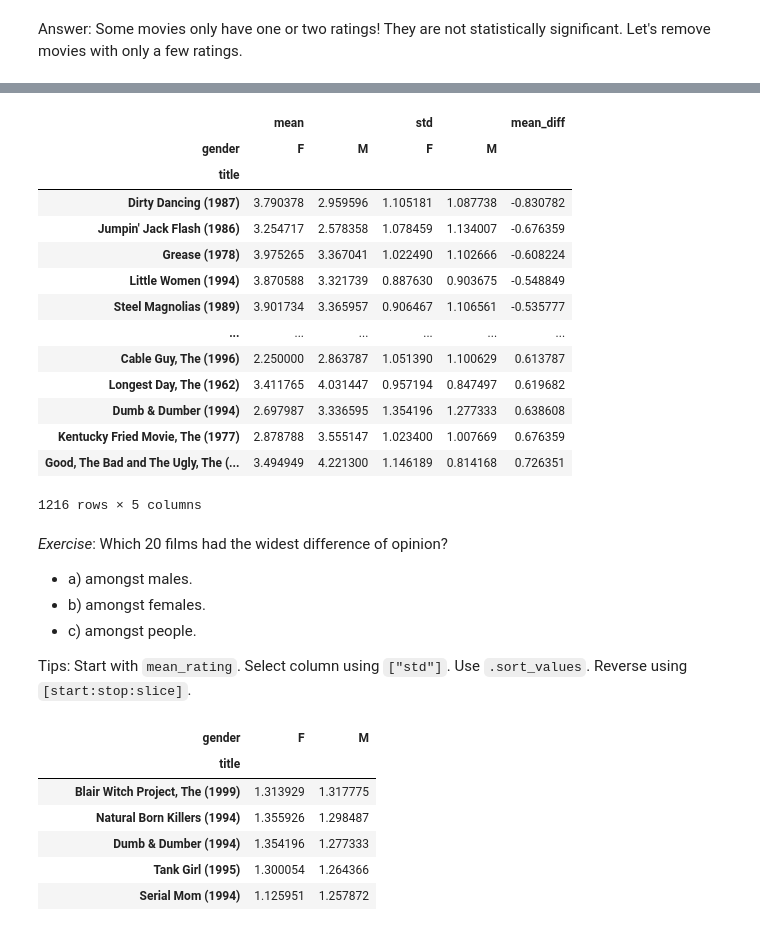
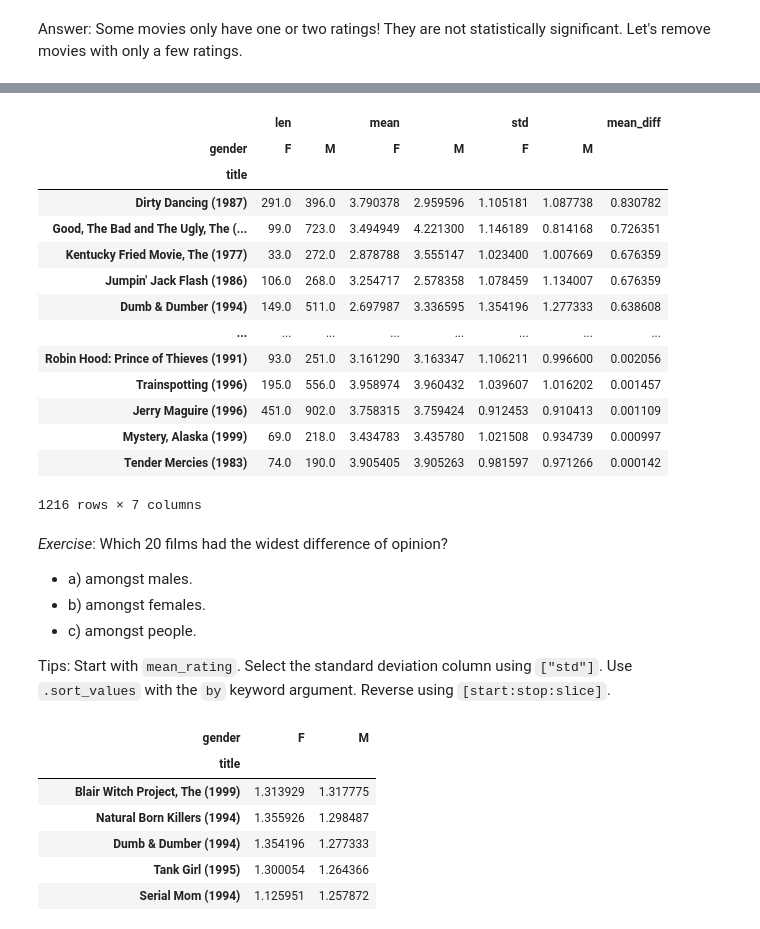
Before and after one commit to jhale/scientific-python, a Jupyter notebook: notebooks/05_pandas.ipynb, the cells around one changed output, grey strips where cells are left out. Cells and saved outputs as stored; diff of their text form; code cells hidden in the pictures.

```diff
--- a/notebooks/05_pandas.ipynb
+++ b/notebooks/05_pandas.ipynb
@@ -83,4 +108,5 @@ ratings[:5]
 | 4 | 1 | 2355 | 5 | 978824291 |
 # %%
 users_names = ['user_id', 'gender', 'age', 'occupation', 'zip']
-users = pd.read_csv("ml-1m/users.dat", sep='::', header=None, engine='python', names=users_names)
+users = pd.read_csv("users.dat", sep='::', header=None, engine='python', names=users_names)
+users
@@ -97,7 +137,7 @@ users[:5]
 * *Exercise*. Look in the `README` file. Understand the columns in the `movies.dat` file. Read in the file into a variables `movies`.
 # %%
 movies_names = ['movie_id', 'title', 'genres']
-movies = pd.read_csv("ml-1m/movies.dat", sep='::', header=None, engine='python', names=movies_names)
+movies = pd.read_csv("movies.dat", sep='::', header=None, engine='python', names=movies_names)
 # %%
 movies[:5]
 # %% [output]
@@ -364,6 +409,6 @@ pd.pivot_table?
 # %%
 mean_rating = data.pivot_table('rating', index='title',
                                columns='gender',
-                               aggfunc=[np.mean, np.std])
-mean_rating.head()
+                               aggfunc=[len, np.mean, np.std])
+mean_rating["mean"]["F"].sort_values(ascending=False)
 # %% [output]
@@ -459,29 +504,33 @@ mean_rating
+# %%
+mean_rating = mean_rating.loc[active_titles]
+mean_rating
+mean_rating["mean_diff"] = np.abs(mean_rating["mean"]["M"] - mean_rating["mean"]["F"])
 # %%
-sorted_by_mean_diff = mean_rating.sort_values(by="mean_diff")
+sorted_by_mean_diff = mean_rating.sort_values(by="mean_diff")[::-1]
 sorted_by_mean_diff
 # %% [output]
-|  | mean |  | std |  | mean_diff |
-| gender | F | M | F | M |  |
-| title |  |  |  |  |  |
-| Dirty Dancing (1987) | 3.790378 | 2.959596 | 1.105181 | 1.087738 | -0.830782 |
-| Jumpin' Jack Flash (1986) | 3.254717 | 2.578358 | 1.078459 | 1.134007 | -0.676359 |
-| Grease (1978) | 3.975265 | 3.367041 | 1.022490 | 1.102666 | -0.608224 |
-| Little Women (1994) | 3.870588 | 3.321739 | 0.887630 | 0.903675 | -0.548849 |
-| Steel Magnolias (1989) | 3.901734 | 3.365957 | 0.906467 | 1.106561 | -0.535777 |
-| ... | ... | ... | ... | ... | ... |
-| Cable Guy, The (1996) | 2.250000 | 2.863787 | 1.051390 | 1.100629 | 0.613787 |
-| Longest Day, The (1962) | 3.411765 | 4.031447 | 0.957194 | 0.847497 | 0.619682 |
-| Dumb & Dumber (1994) | 2.697987 | 3.336595 | 1.354196 | 1.277333 | 0.638608 |
-| Kentucky Fried Movie, The (1977) | 2.878788 | 3.555147 | 1.023400 | 1.007669 | 0.676359 |
-| Good, The Bad and The Ugly, The (... | 3.494949 | 4.221300 | 1.146189 | 0.814168 | 0.726351 |
+|  | len |  | mean |  | std |  | mean_diff |
+| gender | F | M | F | M | F | M |  |
+| title |  |  |  |  |  |  |  |
+| Dirty Dancing (1987) | 291.0 | 396.0 | 3.790378 | 2.959596 | 1.105181 | 1.087738 | 0.830782 |
+| Good, The Bad and The Ugly, The (... | 99.0 | 723.0 | 3.494949 | 4.221300 | 1.146189 | 0.814168 | 0.726351 |
+| Kentucky Fried Movie, The (1977) | 33.0 | 272.0 | 2.878788 | 3.555147 | 1.023400 | 1.007669 | 0.676359 |
+| Jumpin' Jack Flash (1986) | 106.0 | 268.0 | 3.254717 | 2.578358 | 1.078459 | 1.134007 | 0.676359 |
+| Dumb & Dumber (1994) | 149.0 | 511.0 | 2.697987 | 3.336595 | 1.354196 | 1.277333 | 0.638608 |
+| ... | ... | ... | ... | ... | ... | ... | ... |
+| Robin Hood: Prince of Thieves (1991) | 93.0 | 251.0 | 3.161290 | 3.163347 | 1.106211 | 0.996600 | 0.002056 |
+| Trainspotting (1996) | 195.0 | 556.0 | 3.958974 | 3.960432 | 1.039607 | 1.016202 | 0.001457 |
+| Jerry Maguire (1996) | 451.0 | 902.0 | 3.758315 | 3.759424 | 0.912453 | 0.910413 | 0.001109 |
+| Mystery, Alaska (1999) | 69.0 | 218.0 | 3.434783 | 3.435780 | 1.021508 | 0.934739 | 0.000997 |
+| Tender Mercies (1983) | 74.0 | 190.0 | 3.905405 | 3.905263 | 0.981597 | 0.971266 | 0.000142 |
-1216 rows × 5 columns
+1216 rows × 7 columns
 # %% [markdown]
 *Exercise*: Which 20 films had the widest difference of opinion?
   * a) amongst males.
   * b) amongst females.
   * c) amongst people.
 
-Tips: Start with `mean_rating`. Select column using `["std"]`. Use `.sort_values`. Reverse using `[start:stop:slice]`.
+Tips: Start with `mean_rating`. Select the standard deviation column using `["std"]`. Use `.sort_values` with the `by` keyword argument. Reverse using `[start:stop:slice]`.
 # %%
 mean_rating["std"].sort_values(by="M")[-1::-1]
 # %% [output]
```
Also changed, not shown: parts of 42 cells of this notebook, 1 other file.
